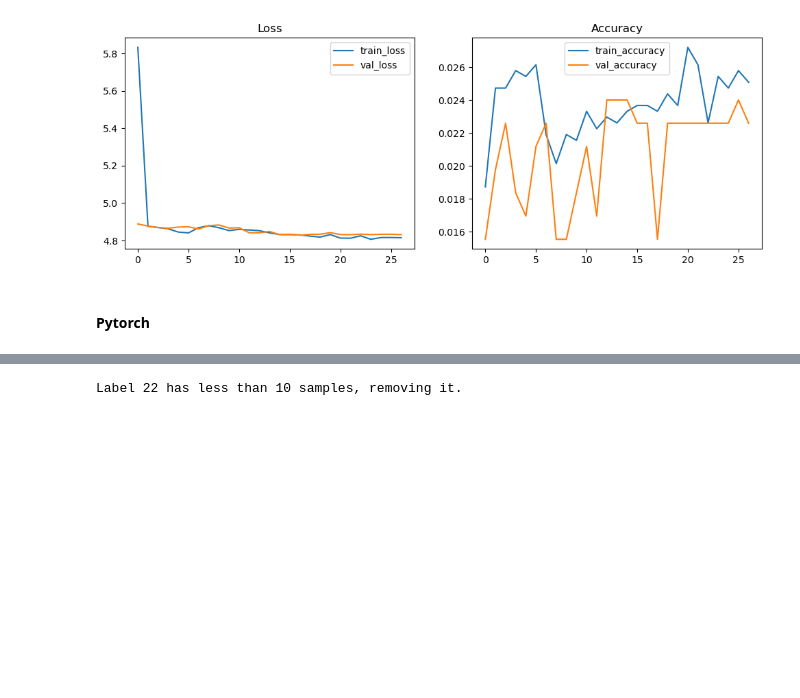
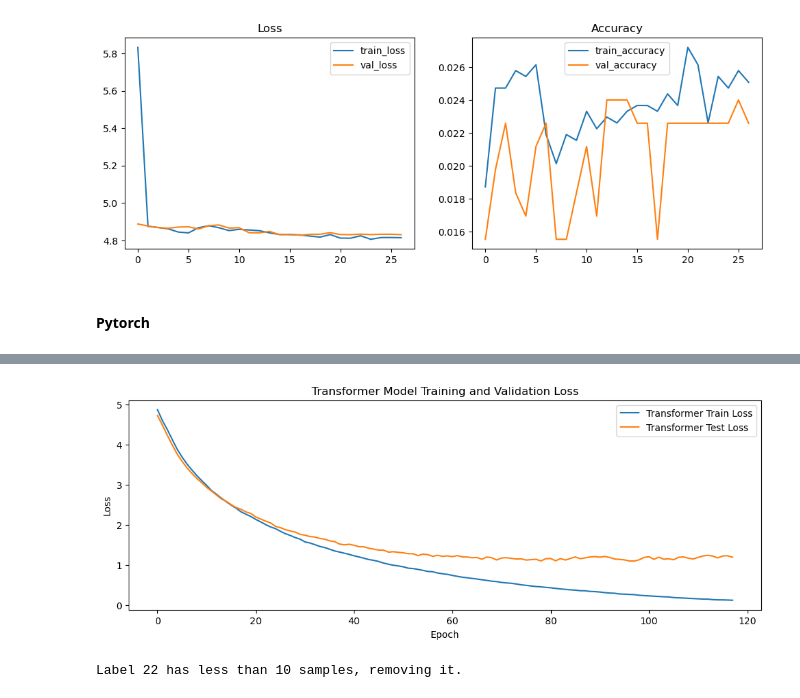
Before and after one commit to ShowHsiang/AI-development-for-multimodal-sensor-data-based-on-robotic-haptics, a Jupyter notebook: dataset/data processing/batch_processing.ipynb, the cells around one changed output, grey strips where cells are left out. Saved outputs shown, nothing was run; the diff lists cells and outputs as text; code cells hidden in the pictures; blank space fills up the shorter version.

```diff
--- a/dataset/data processing/batch_processing.ipynb
+++ b/dataset/data processing/batch_processing.ipynb
@@ -477,0 +579,83 @@ X_padded = X_padded.permute(0, 4, 1, 2, 3)
+# %%
+# 定义Transformer模型
+class TransformerModel(nn.Module):
+    def __init__(self, input_dim, num_classes, num_layers=3, d_model=128, num_heads=8, dim_feedforward=256, dropout=0.3):
+        super(TransformerModel, self).__init__()
+        self.embedding = nn.Linear(input_dim, d_model)
+        self.positional_encoding = nn.Parameter(torch.zeros(1, max_time_steps, d_model))
+        encoder_layer = nn.TransformerEncoderLayer(d_model, num_heads, dim_feedforward, dropout)
+        self.transformer_encoder = nn.TransformerEncoder(encoder_layer, num_layers)
+        self.fc = nn.Linear(d_model, num_classes)
+
+    def forward(self, x, attention_mask):
+        # x shape: (batch_size, time_steps, 8, 8, 1)
+        batch_size, time_steps, h, w, c = x.shape
+        x = x.view(batch_size, time_steps, -1)  # Reshape to (batch_size, time_steps, input_dim)
+        x = self.embedding(x) + self.positional_encoding[:, :time_steps, :]
+        x = self.transformer_encoder(x.permute(1, 0, 2), src_key_padding_mask=(attention_mask == 0))
+        x = x.mean(dim=0)  # Average over time dimension
+        x = self.fc(x)
+        return x
+
+input_dim = 64  # 8*8
+transformer_model = TransformerModel(input_dim, num_classes)
+
+# 配置训练参数
+device = torch.device("cuda" if torch.cuda.is_available() else "cpu")
+transformer_model = transformer_model.to(device)
+criterion = nn.CrossEntropyLoss()
+optimizer_transformer = optim.Adam(transformer_model.parameters(), lr=0.0001)
+
+num_epochs = 150
+train_losses_transformer = []
+test_losses_transformer = []
+best_val_loss = float('inf')
+patience, trials = 20, 0
+for epoch in range(num_epochs):
+    transformer_model.train()
+    running_loss = 0.0
+    for X_batch, attention_mask_batch, y_batch in train_loader:
+        X_batch, attention_mask_batch, y_batch = X_batch.to(device), attention_mask_batch.to(device), y_batch.to(device)
+        optimizer_transformer.zero_grad()
+        outputs = transformer_model(X_batch, attention_mask_batch)
+        loss = criterion(outputs, y_batch)
+        loss.backward()
+        torch.nn.utils.clip_grad_norm_(transformer_model.parameters(), max_norm=1.0)
+        optimizer_transformer.step()
+        running_loss += loss.item()
+    train_losses_transformer.append(running_loss / len(train_loader))
+
+    transformer_model.eval()
+    test_loss = 0.0
+    correct = 0
+    with torch.no_grad():
+        for X_batch, attention_mask_batch, y_batch in test_loader:
+            X_batch, attention_mask_batch, y_batch = X_batch.to(device), attention_mask_batch.to(device), y_batch.to(device)
+            outputs = transformer_model(X_batch, attention_mask_batch)
+            loss = criterion(outputs, y_batch)
+            test_loss += loss.item()
+            _, predicted = torch.max(outputs, 1)
+            correct += (predicted == y_batch).sum().item()
+    test_losses_transformer.append(test_loss / len(test_loader))
+    accuracy = correct / len(test_dataset)
+    print(f'Transformer Epoch {epoch+1}/{num_epochs}, Train Loss: {train_losses_transformer[-1]:.4f}, Test Loss: {test_losses_transformer[-1]:.4f}, Accuracy: {accuracy:.4f}')
+
+    if test_loss < best_val_loss:
+        best_val_loss = test_loss
+        trials = 0
+    else:
+        trials += 1
+    if trials >= patience:
+        print('Early stopping')
+        break
+
+# 绘制训练曲线
+plt.figure(figsize=(12, 4))
+plt.plot(train_losses_transformer, label='Transformer Train Loss')
+plt.plot(test_losses_transformer, label='Transformer Test Loss')
+plt.title('Transformer Model Training and Validation Loss')
+plt.xlabel('Epoch')
+plt.ylabel('Loss')
+plt.legend()
+plt.show()
+# %% [output]
@@ -478,3 +679,4 @@ X_padded = X_padded.permute(0, 4, 1, 2, 3)
+[figure, added]
 # %%
 X_train_list, X_test_list, y_train_list, y_test_list = [], [], [], []
 min_samples = 10  # 设置最小样本数阈值
```
Also changed, not shown: parts of 4 cells of this notebook, 2 other files.
